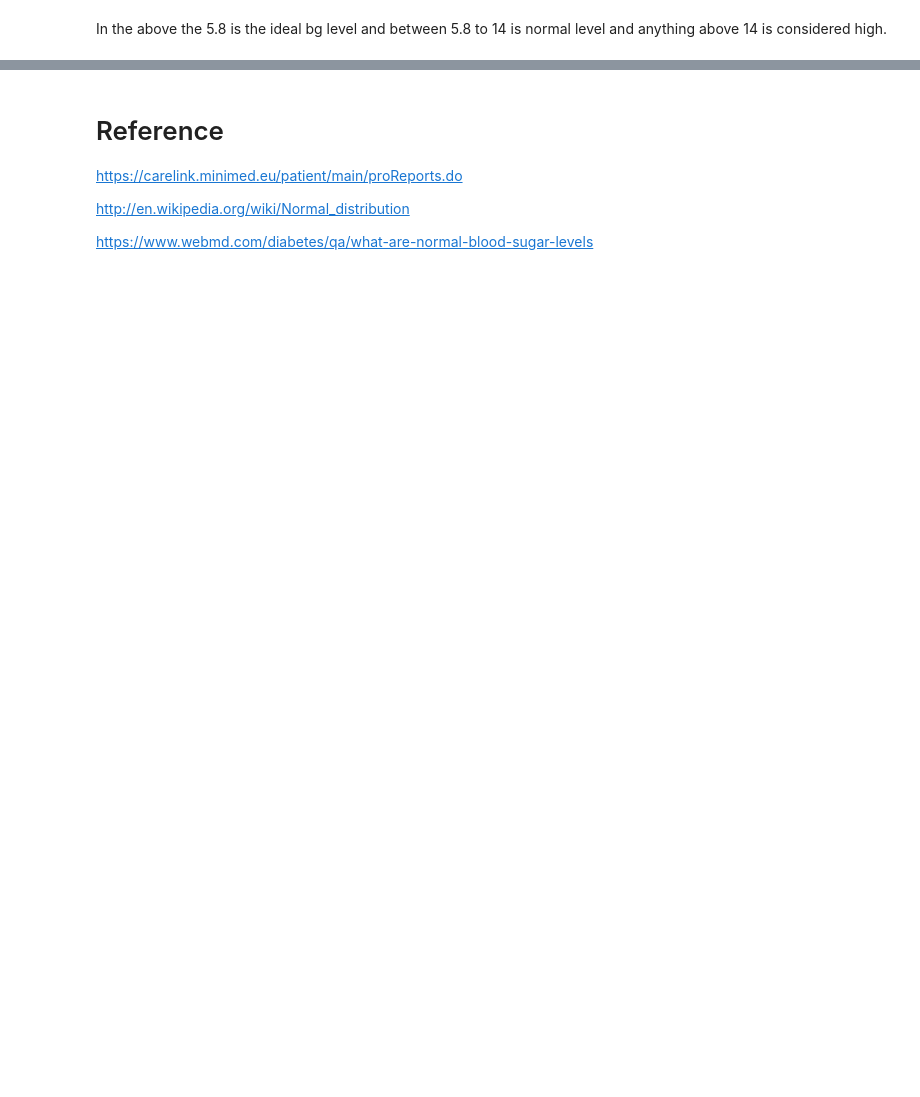
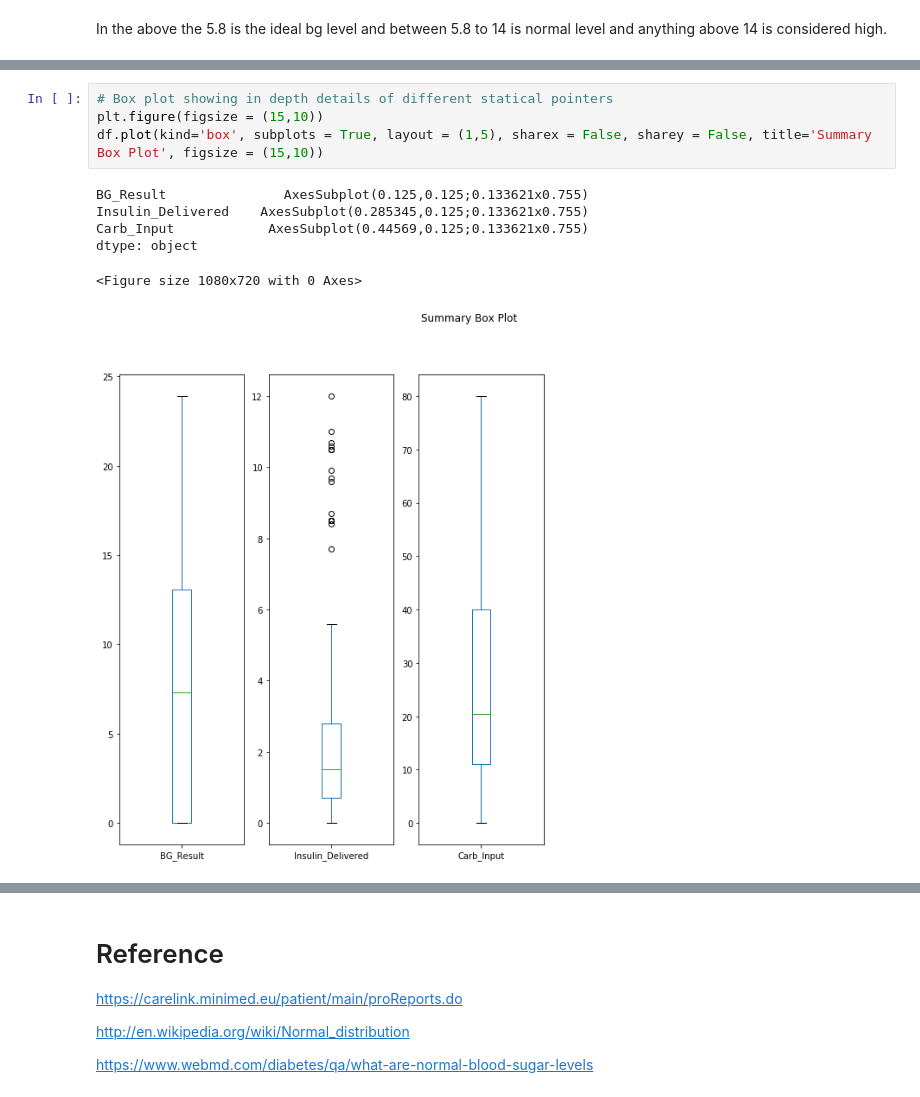
Before and after one commit to babubaskaran/ProgDA_Project, a Jupyter notebook: ProgDA_Project.ipynb, the cells around one changed output, grey strips where cells are left out. Drawn from its saved outputs; the diff is of its cells as text; blank space fills up the shorter version.

```diff
--- a/ProgDA_Project.ipynb
+++ b/ProgDA_Project.ipynb
@@ -134,0 +193,11 @@ plt.hist(BG)
+# %%
+# Box plot showing in depth details of different statical pointers
+plt.figure(figsize = (15,10))
+df.plot(kind='box', subplots = True, layout = (1,5), sharex = False, sharey = False, title='Summary Box Plot', figsize = (15,10))
+# %% [output]
+BG_Result               AxesSubplot(0.125,0.125;0.133621x0.755)
+Insulin_Delivered    AxesSubplot(0.285345,0.125;0.133621x0.755)
+Carb_Input            AxesSubplot(0.44569,0.125;0.133621x0.755)
+dtype: object
+<Figure size 1080x720 with 0 Axes>
+[figure, added]
```
Also changed, not shown: parts of 13 cells of this notebook, 1 other file.
